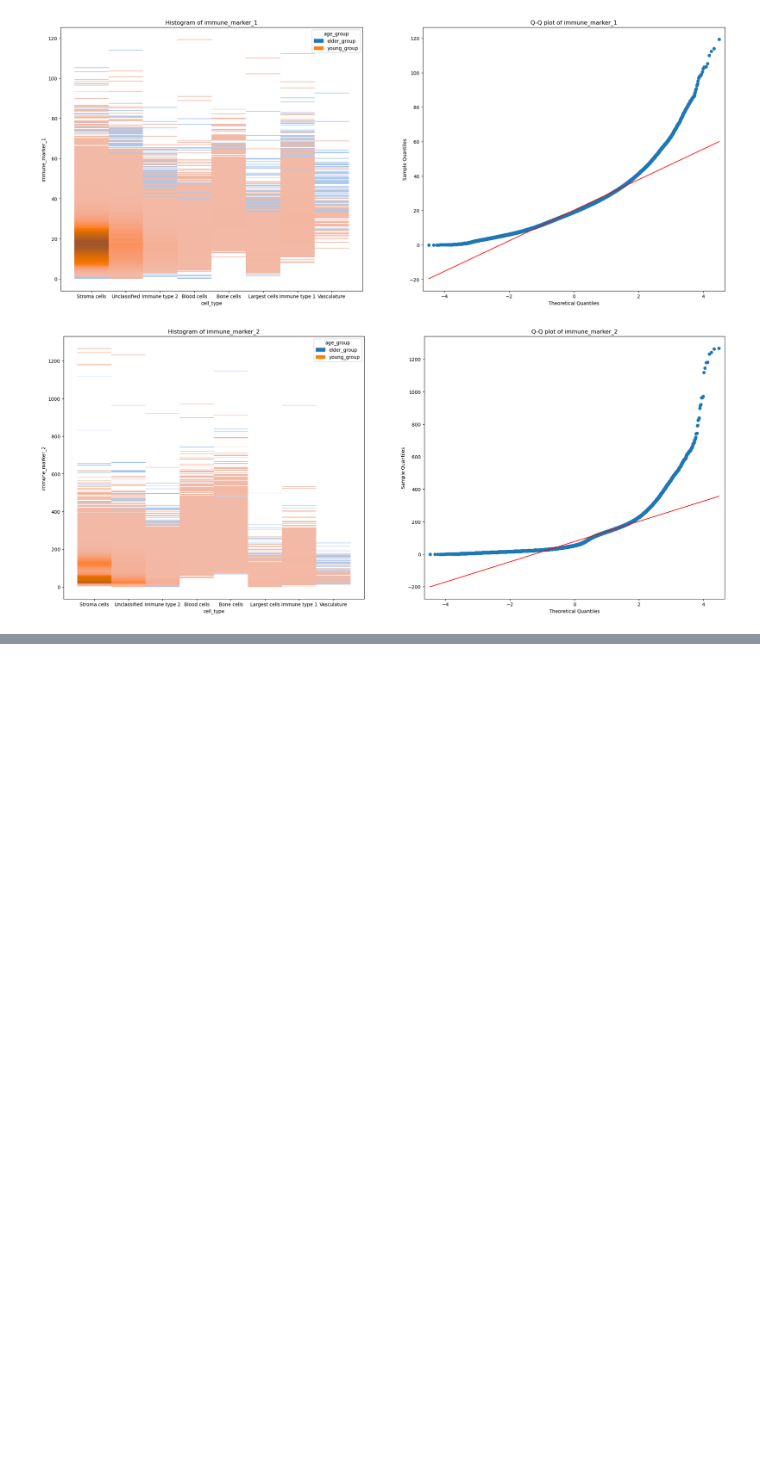
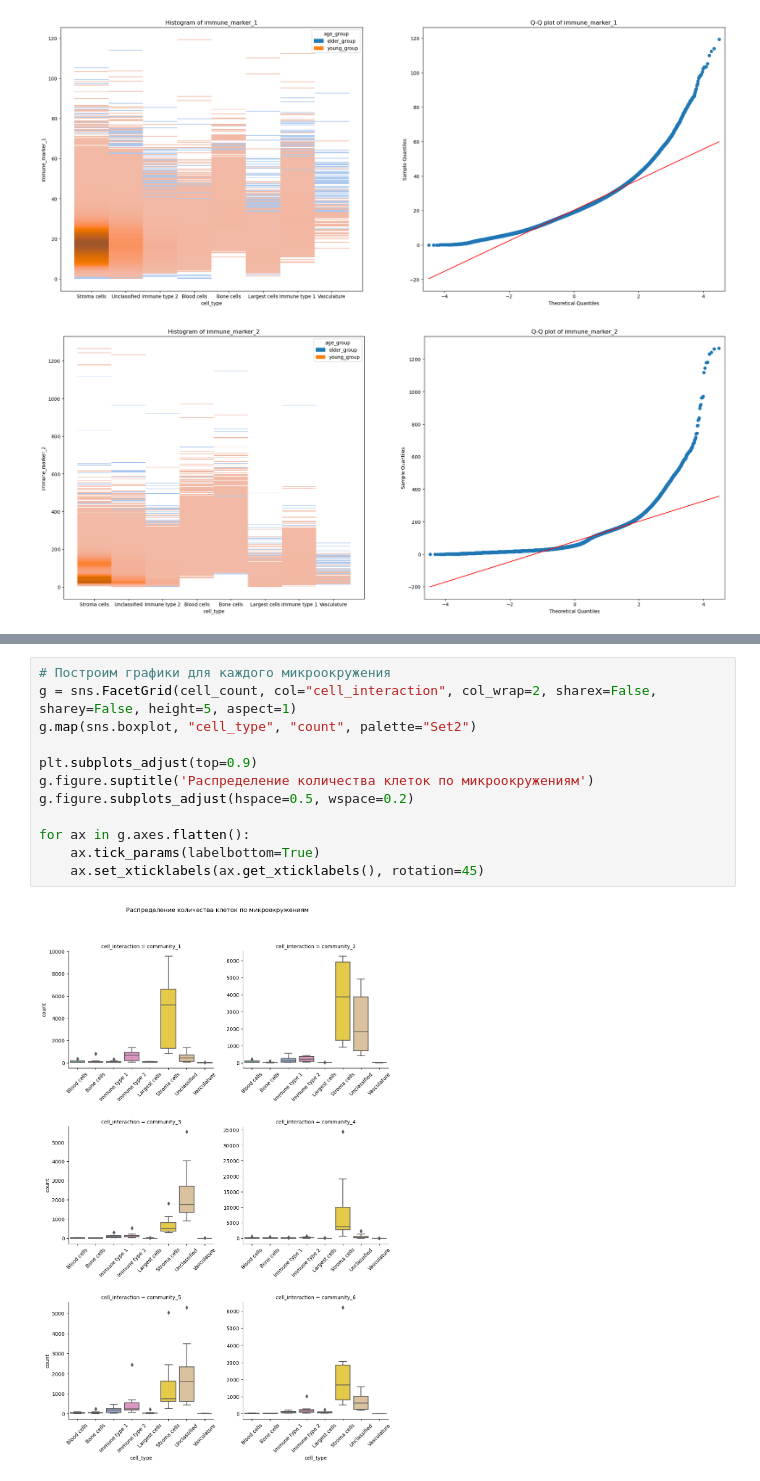
Before and after one commit to Ruugiko/bioinf, a Jupyter notebook: HW_3.ipynb, the cells around one changed output, grey strips where cells are left out. Cells and saved outputs as stored; diff of their text form; blank space fills up the shorter version.

```diff
--- a/HW_3.ipynb
+++ b/HW_3.ipynb
@@ -220,0 +538,14 @@ Text(0.5, 1.0, 'Q-Q plot of immune_marker_2')
+# %%
+# Построим графики для каждого микроокружения
+g = sns.FacetGrid(cell_count, col="cell_interaction", col_wrap=2, sharex=False, sharey=False, height=5, aspect=1)
+g.map(sns.boxplot, "cell_type", "count", palette="Set2")
+
+plt.subplots_adjust(top=0.9)
+g.figure.suptitle('Распределение количества клеток по микроокружениям')
+g.figure.subplots_adjust(hspace=0.5, wspace=0.2)
+
+for ax in g.axes.flatten():
+    ax.tick_params(labelbottom=True)
+    ax.set_xticklabels(ax.get_xticklabels(), rotation=45)
+# %% [output]
+[figure, added]
```
Also changed, not shown: parts of 46 cells of this notebook, 25 other files.
